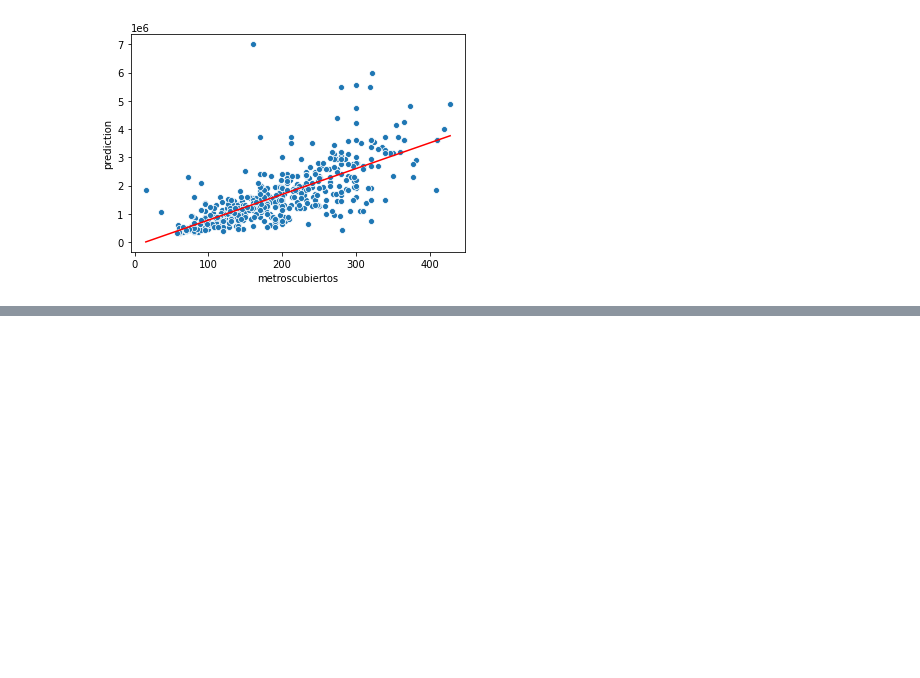
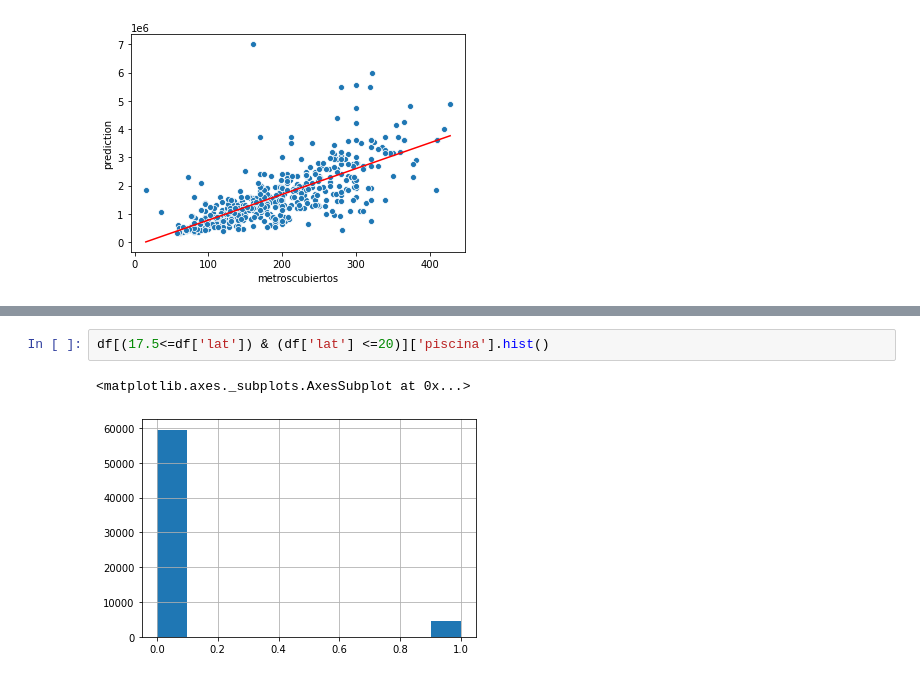
Before and after one commit to wgbusch/mt, a Jupyter notebook: tp3/notebooks/PrediccionPrecios.ipynb, the cells around one changed output, grey strips where cells are left out. Saved outputs shown, nothing was run; the diff lists cells and outputs as text; blank space fills up the shorter version.

```diff
--- a/tp3/notebooks/PrediccionPrecios.ipynb
+++ b/tp3/notebooks/PrediccionPrecios.ipynb
@@ -201,0 +244,5 @@ Python 3.6.10
+# %%
+df[(17.5<=df['lat']) & (df['lat'] <=20)]['piscina'].hist()
+# %% [output]
+<matplotlib.axes._subplots.AxesSubplot at 0x...>
+[figure, added]
```
Also changed, not shown: parts of 8 cells of this notebook.
